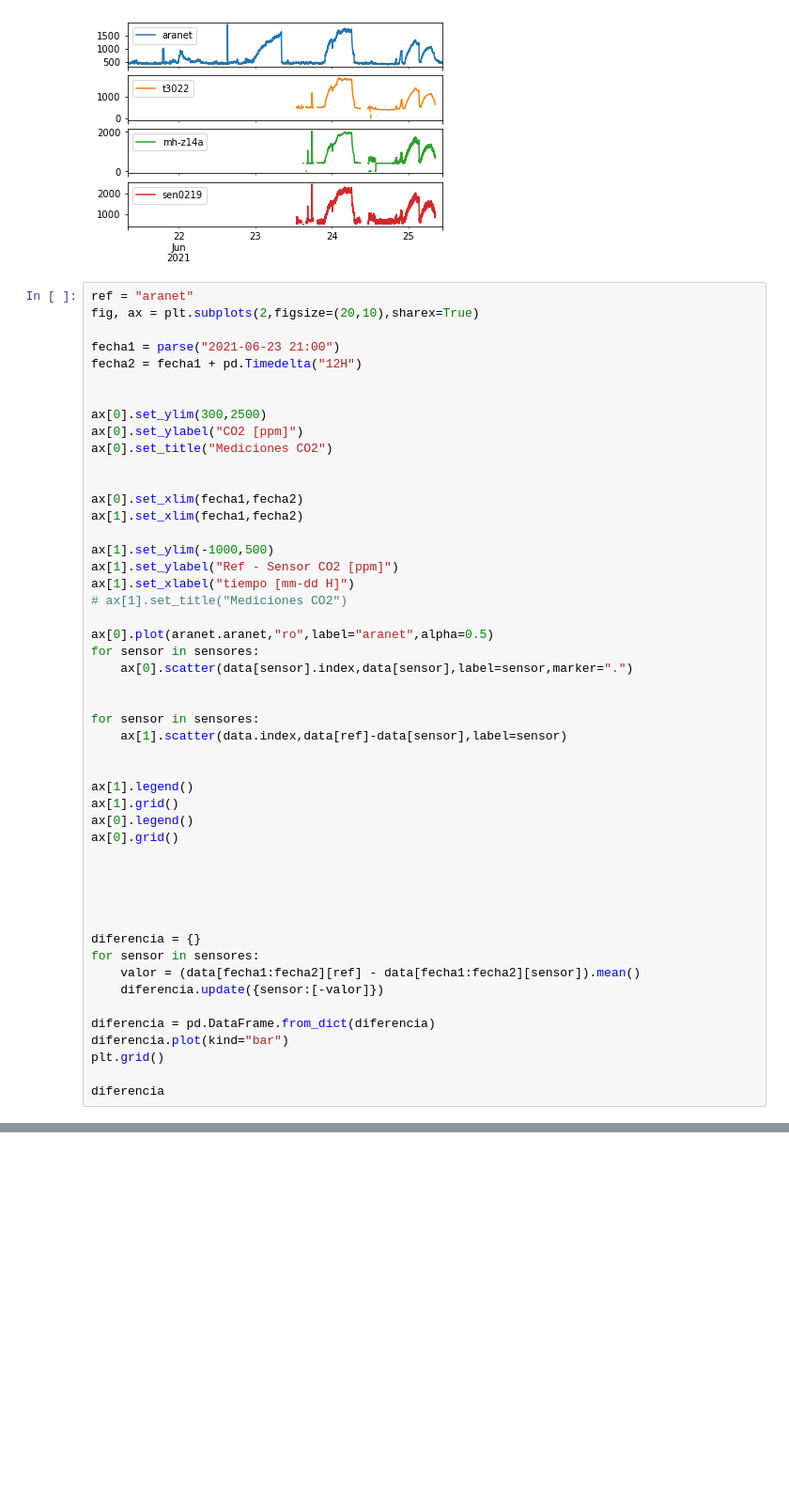
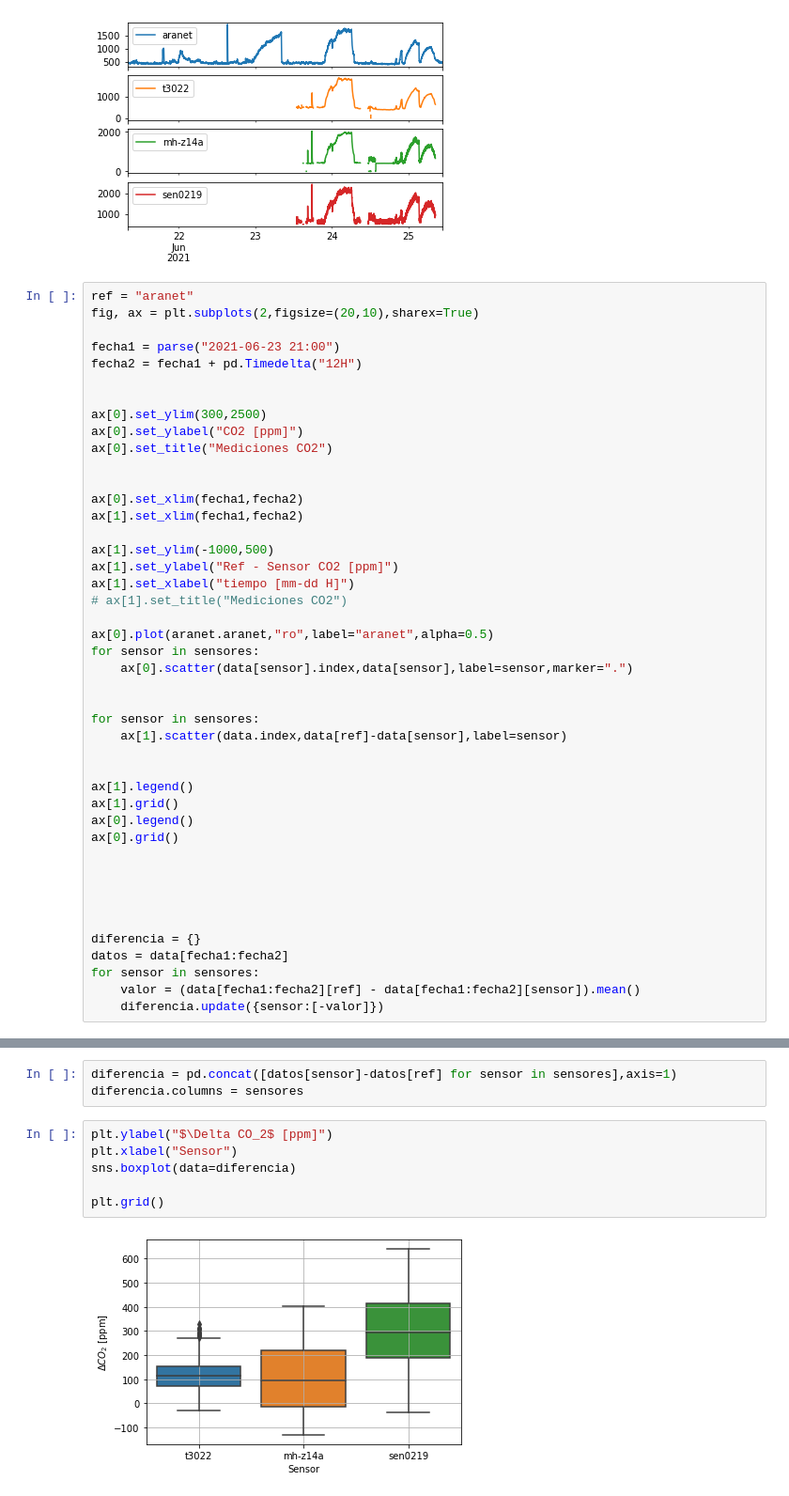
Before and after one commit to lata-mas/Monitor_co2_pistas_educativas, a Jupyter notebook: notebooks/pruebas/001_PruebaNocturna_2021-06-21.ipynb, the cells around one changed output, grey strips where cells are left out. Shown at 94% size. Saved outputs shown, nothing was run; the diff lists cells and outputs as text; blank space fills up the shorter version.

```diff
--- a/notebooks/pruebas/001_PruebaNocturna_2021-06-21.ipynb
+++ b/notebooks/pruebas/001_PruebaNocturna_2021-06-21.ipynb
@@ -100,13 +101,8 @@ ax[0].grid()
 
 
 diferencia = {}
+datos = data[fecha1:fecha2]
 for sensor in sensores:
     valor = (data[fecha1:fecha2][ref] - data[fecha1:fecha2][sensor]).mean()
     diferencia.update({sensor:[-valor]})
-
-diferencia = pd.DataFrame.from_dict(diferencia)
-diferencia.plot(kind="bar")
-plt.grid()
-
-diferencia
 # %% [output]
@@ -116,0 +110,11 @@ diferencia
+# %%
+diferencia = pd.concat([datos[sensor]-datos[ref] for sensor in sensores],axis=1)
+diferencia.columns = sensores
+# %%
+plt.ylabel("$\Delta CO_2$ [ppm]")
+plt.xlabel("Sensor")
+sns.boxplot(data=diferencia)
+
+plt.grid()
+# %% [output]
+[figure, added]
```
Also changed, not shown: parts of 2 cells of this notebook.
